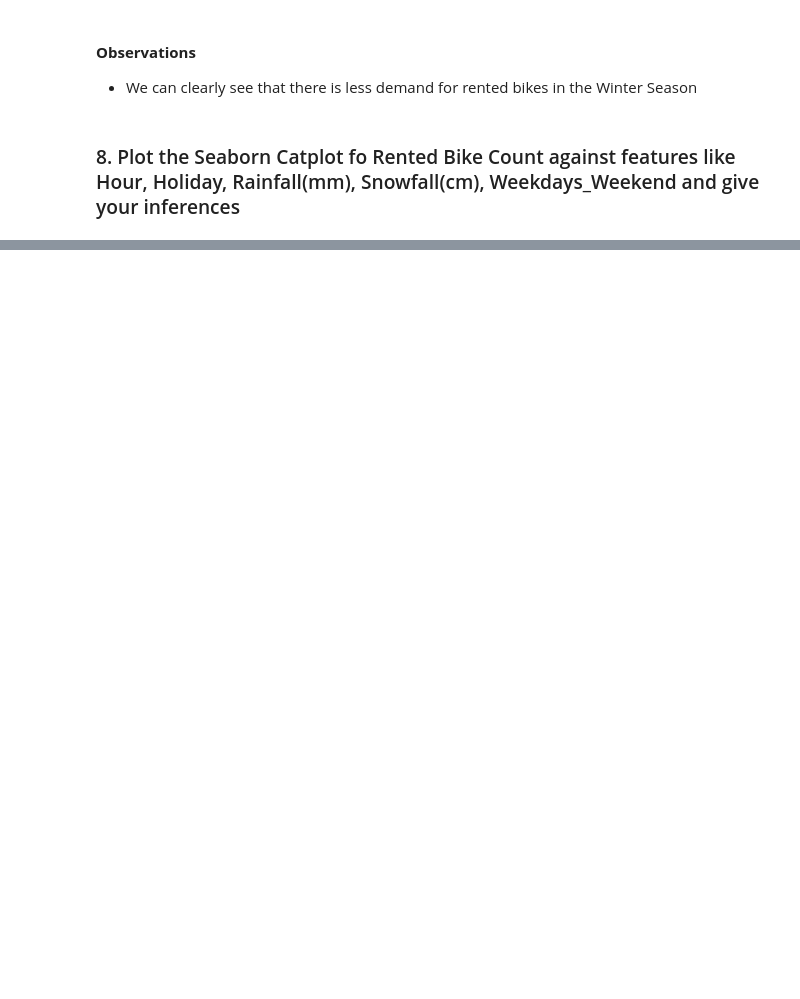
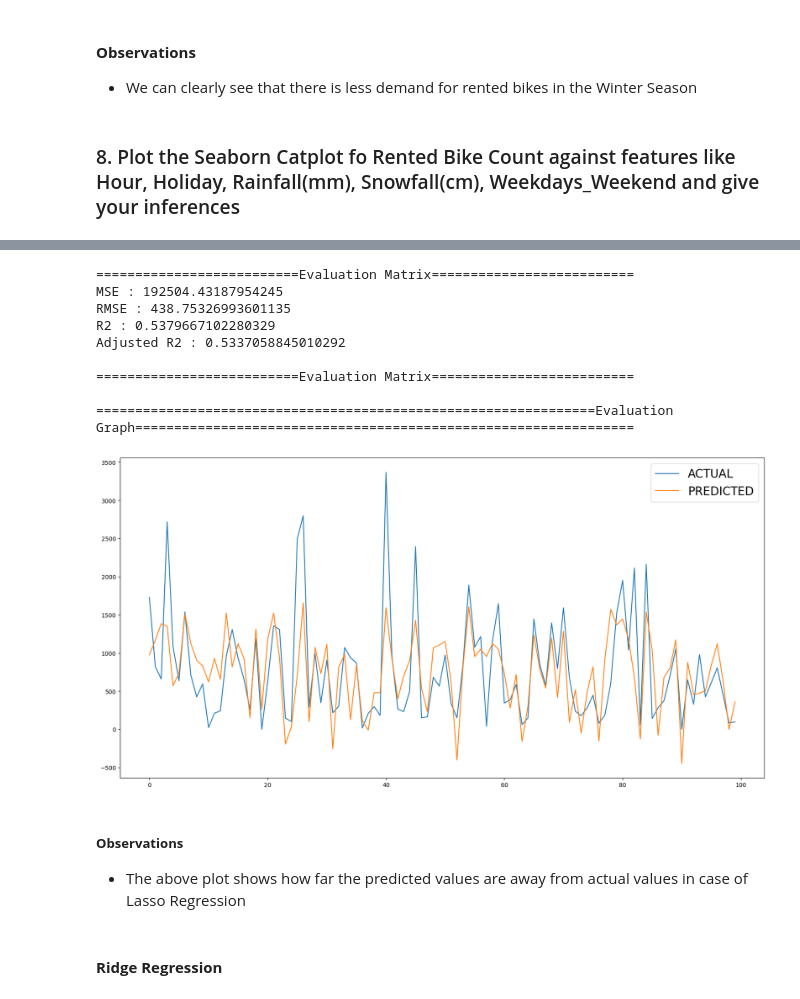
Before and after one commit to toddwalters/pgaiml-python-coding-examples, a Jupyter notebook: machine-learning/projects/section-05_capstone_project/session5-ML-Capstone-Notebook.ipynb, the cells around one changed output, grey strips where cells are left out. Cells and saved outputs as stored; diff of their text form; code cells hidden in the pictures; blank space fills up the shorter version.

```diff
--- a/machine-learning/projects/section-05_capstone_project/session5-ML-Capstone-Notebook.ipynb
+++ b/machine-learning/projects/section-05_capstone_project/session5-ML-Capstone-Notebook.ipynb
@@ -391,0 +601,24 @@ _From Hour vs Rented Bikes_
+# %%
+from sklearn.linear_model import Lasso
+
+# Creating Lasso Model with best parameters
+lasso_model = Lasso(alpha=0.1)
+
+# Calling train_linear_model function to train, fit and evaluation of the Lasso Model
+run_model(lasso_model, X_train, y_train, X_test, y_test)
+# %% [output]
+==========================Evaluation Matrix==========================
+MSE : 192504.43187954245
+RMSE : 438.75326993601135
+R2 : 0.5379667102280329
+Adjusted R2 : 0.5337058845010292
+
+==========================Evaluation Matrix==========================
+
+================================================================Evaluation Graph================================================================
+[figure, added]
+# %% [markdown]
+##### **Observations**
+- The above plot shows how far the predicted values are away from actual values in case of Lasso Regression
+# %% [markdown]
+#### **Ridge Regression**
```
Also changed, not shown: parts of 25 cells of this notebook.
